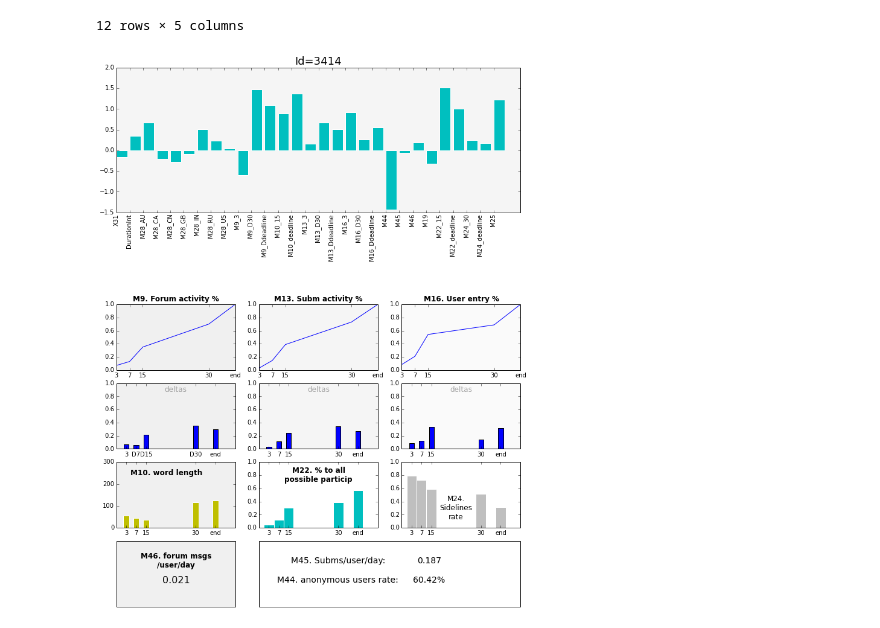
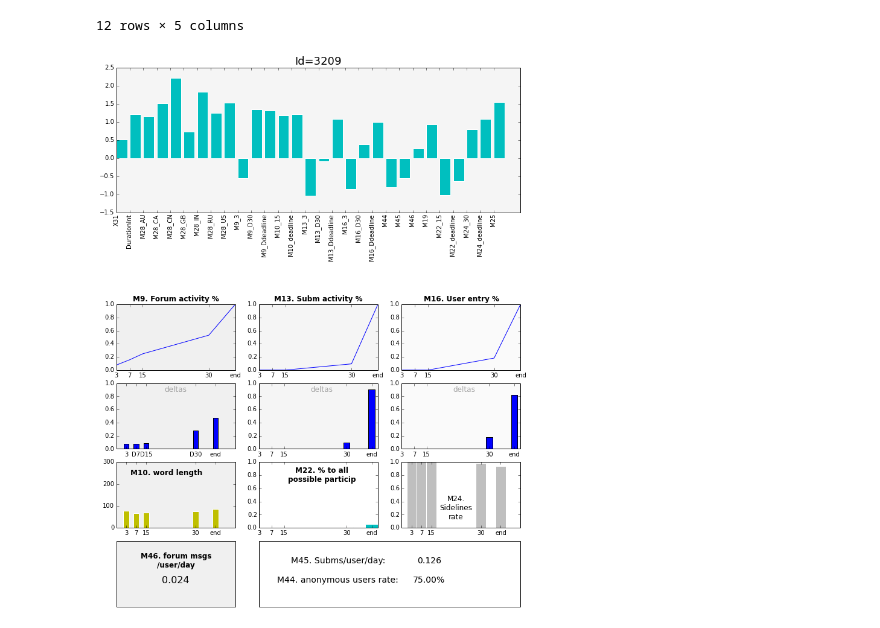
Before and after one commit to rjrest/comp-clustering, a Jupyter notebook: run_cluster.ipynb, the cells around one changed output. Saved outputs shown, nothing was run; the diff lists cells and outputs as text; code cells hidden in the pictures.

```diff
--- a/run_cluster.ipynb
+++ b/run_cluster.ipynb
@@ -634,9 +638,9 @@ df_clusters[['X2','X12','X17','M15','GuessedClass']][df_clusters.X17 == 3].sort(
 | 3211 | US Census Bureau (NDSU and UMN) | 1 | 3 | 11 | 0 |
 12 rows × 5 columns
 # %%
-reportcard(3414, df_final, df_norm)
+reportcard(3209, df_final, df_norm)
 # %% [output]
-[figure, old version]
+[figure, new version]
 # %%
 # Examine Non-inclass in lower performing class
 #df_clusters[['X2','X12','X17','M15','GuessedClass']][( df_clusters.X17 <> 3) & (df_clusters.GuessedClass == 0) ]
```
Also changed, not shown: parts of 6 cells of this notebook, 3 other files.
